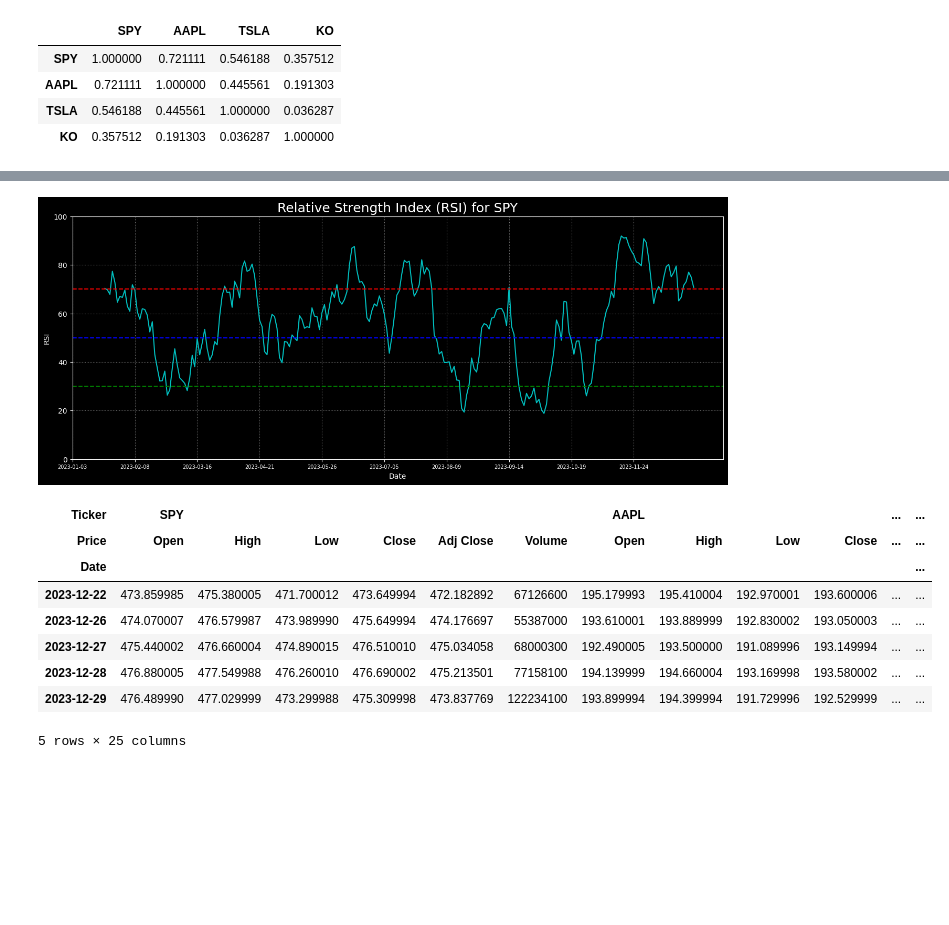
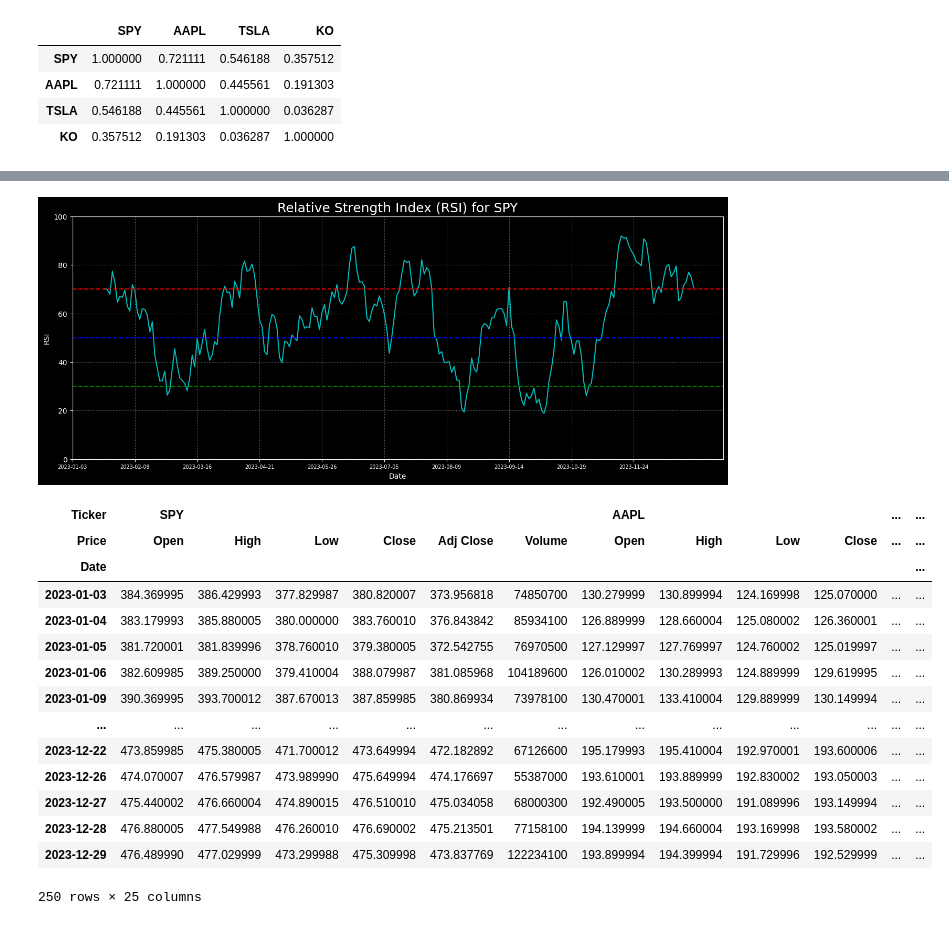
Before and after one commit to AndryADSM/Asset-Analyzer, a Jupyter notebook: asset_analyzer.ipynb, the cells around one changed output, grey strips where cells are left out. Drawn from its saved outputs; the diff is of its cells as text; code cells hidden in the pictures; blank space fills up the shorter version.

Commit message:
Created using Colab, added calculate_historical_volatility() function and code adjustments

```diff
--- a/asset_analyzer.ipynb
+++ b/asset_analyzer.ipynb
@@ -1271,71 +1299,80 @@ def calculate_rsi(
         use_price: str  = 'Close',
         window:    int  = 14,
         add_col:   bool = True,
+        plot:      bool = True,
         style:     str  = 'dark_background',
         figsize:   tuple[int] | None = None,
         color:     str  = 'c',
         up_line:   int  = 70,
         lo_line:   int  = 30
 ) -> pd.DataFrame:
     """
         Docs
     """
 
     data_to_use = data.loc[start:end][ticker][use_price]
 
     # Calculate RSI
     delta = data_to_use.diff(1)
     gain = delta.where(delta > 0, 0)
     loss = -delta.where(delta < 0, 0)
     avg_gain = gain.rolling(window).mean()
     avg_loss = loss.rolling(window).mean()
     rs = avg_gain / avg_loss
     rsi = 100 - (100 / (1 + rs))
 
+    if plot:
+        # Prepate data to plot
+        data_to_plot = rsi.copy()
+        date_format = '%Y-%m-%d'
+        if data_to_plot.index.name == 'Datetime':
+            date_format = '%Y-%m-%d %H:%M'
+        data_to_plot.index = data_to_plot.index.strftime(date_format)
+
+        if figsize is None:
+            figsize = (16, 6)
+
+        # Plot
+        with plt.style.context(style):
+            plt.figure(figsize=figsize)
+            plt.title(f'Relative Strength Index (RSI) for {ticker}', size=18)
+
+            plt.plot(data_to_plot, color=color)
+            plt.axhline(up_line, color='r', linestyle='--')
+            plt.axhline(50     , color='b', linestyle='--')
+            plt.axhline(lo_line, color='g', linestyle='--')
+
+            plt.grid(which='major', color='grey', zorder=0, linestyle=':')
+            plt.xticks(np.arange(len(data_to_plot),
+                                step=max(len(data_to_plot) // 10, 1)),
+                    size=7)
+            plt.ylim(0, 100)
+            plt.xlabel('Date')
+            plt.ylabel('RSI')
+            plt.show()
+
     if add_col:
-        data[('calculations', 'rsi')] = rsi
+        df = data.copy()
+        df[('Calculations', 'rsi')] = rsi
+        return df
+    return rsi
 
-    # Prepate data to plot
-    data_to_plot = rsi
-    date_format = '%Y-%m-%d'
-    if data_to_plot.index.name == 'Datetime':
-        date_format = '%Y-%m-%d %H:%M'
-    data_to_plot.index = data_to_plot.index.strftime(date_format)
-
-    if figsize is None:
-        figsize = (16, 6)
-
-    # Plot
-    with plt.style.context(style):
-        plt.figure(figsize=figsize)
-        plt.title(f'Relative Strength Index (RSI) for {ticker}', size=18)
-
-        plt.plot(data_to_plot, color=color)
-        plt.axhline(up_line, color='r', linestyle='--')
-        plt.axhline(50     , color='b', linestyle='--')
-        plt.axhline(lo_line, color='g', linestyle='--')
-
-        plt.grid(which='major', color='grey', zorder=0, linestyle=':')
-        plt.xticks(np.arange(len(data_to_plot),
-                             step=max(len(data_to_plot) // 10, 1)),
-                   size=7)
-        plt.ylim(0, 100)
-        plt.xlabel('Date')
-        plt.ylabel('RSI')
-        plt.show()
-
-    return data
-
-data_with_rsi = calculate_rsi(data, 'SPY')
-data_with_rsi.tail()
+data_with_calcs = calculate_rsi(data, 'SPY')
+data_with_calcs
 # %% [output]
 [figure]
 | Ticker | SPY |  |  |  |  |  | AAPL |  |  |  | ... | ... |
 | Price | Open | High | Low | Close | Adj Close | Volume | Open | High | Low | Close | ... | ... |
 | Date |  |  |  |  |  |  |  |  |  |  |  | ... |
+| 2023-01-03 | 384.369995 | 386.429993 | 377.829987 | 380.820007 | 373.956818 | 74850700 | 130.279999 | 130.899994 | 124.169998 | 125.070000 | ... | ... |
+| 2023-01-04 | 383.179993 | 385.880005 | 380.000000 | 383.760010 | 376.843842 | 85934100 | 126.889999 | 128.660004 | 125.080002 | 126.360001 | ... | ... |
+| 2023-01-05 | 381.720001 | 381.839996 | 378.760010 | 379.380005 | 372.542755 | 76970500 | 127.129997 | 127.769997 | 124.760002 | 125.019997 | ... | ... |
+| 2023-01-06 | 382.609985 | 389.250000 | 379.410004 | 388.079987 | 381.085968 | 104189600 | 126.010002 | 130.289993 | 124.889999 | 129.619995 | ... | ... |
+| 2023-01-09 | 390.369995 | 393.700012 | 387.670013 | 387.859985 | 380.869934 | 73978100 | 130.470001 | 133.410004 | 129.889999 | 130.149994 | ... | ... |
+| ... | ... | ... | ... | ... | ... | ... | ... | ... | ... | ... | ... | ... |
 | 2023-12-22 | 473.859985 | 475.380005 | 471.700012 | 473.649994 | 472.182892 | 67126600 | 195.179993 | 195.410004 | 192.970001 | 193.600006 | ... | ... |
 | 2023-12-26 | 474.070007 | 476.579987 | 473.989990 | 475.649994 | 474.176697 | 55387000 | 193.610001 | 193.889999 | 192.830002 | 193.050003 | ... | ... |
 | 2023-12-27 | 475.440002 | 476.660004 | 474.890015 | 476.510010 | 475.034058 | 68000300 | 192.490005 | 193.500000 | 191.089996 | 193.149994 | ... | ... |
 | 2023-12-28 | 476.880005 | 477.549988 | 476.260010 | 476.690002 | 475.213501 | 77158100 | 194.139999 | 194.660004 | 193.169998 | 193.580002 | ... | ... |
 | 2023-12-29 | 476.489990 | 477.029999 | 473.299988 | 475.309998 | 473.837769 | 122234100 | 193.899994 | 194.399994 | 191.729996 | 192.529999 | ... | ... |
-5 rows × 25 columns
+250 rows × 25 columns
```
Also changed, not shown: parts of 7 cells of this notebook.
